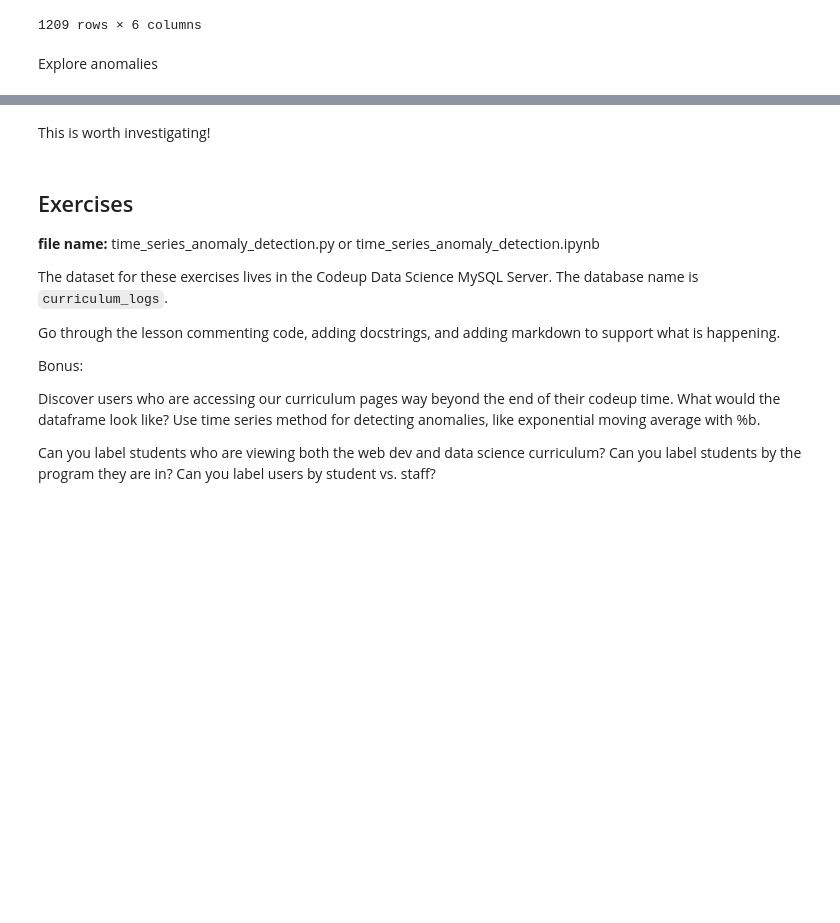
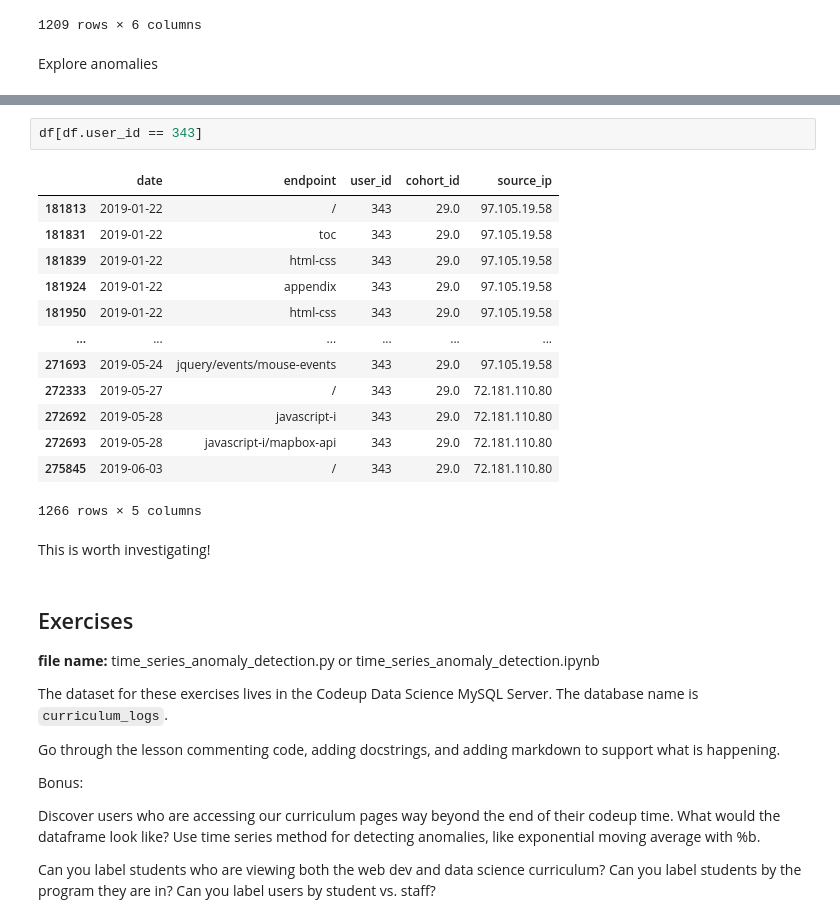
Before and after one commit to Tyler-Applegate/anomoly-detection-exercises, a Jupyter notebook: TS-anomaly-detector_lesson.ipynb, the cells around one changed output, grey strips where cells are left out. Drawn from its saved outputs; the diff is of its cells as text; blank space fills up the shorter version.

```diff
--- a/TS-anomaly-detector_lesson.ipynb
+++ b/TS-anomaly-detector_lesson.ipynb
@@ -323,3 +434,19 @@ Explore anomalies
+# %%
+df[df.user_id == 343]
+# %% [output]
+|  | date | endpoint | user_id | cohort_id | source_ip |
+| 181813 | 2019-01-22 | / | 343 | 29.0 | 97.105.19.58 |
+| 181831 | 2019-01-22 | toc | 343 | 29.0 | 97.105.19.58 |
+| 181839 | 2019-01-22 | html-css | 343 | 29.0 | 97.105.19.58 |
+| 181924 | 2019-01-22 | appendix | 343 | 29.0 | 97.105.19.58 |
+| 181950 | 2019-01-22 | html-css | 343 | 29.0 | 97.105.19.58 |
+| ... | ... | ... | ... | ... | ... |
+| 271693 | 2019-05-24 | jquery/events/mouse-events | 343 | 29.0 | 97.105.19.58 |
+| 272333 | 2019-05-27 | / | 343 | 29.0 | 72.181.110.80 |
+| 272692 | 2019-05-28 | javascript-i | 343 | 29.0 | 72.181.110.80 |
+| 272693 | 2019-05-28 | javascript-i/mapbox-api | 343 | 29.0 | 72.181.110.80 |
+| 275845 | 2019-06-03 | / | 343 | 29.0 | 72.181.110.80 |
+1266 rows × 5 columns
 # %% [markdown]
 This is worth investigating!
 # %% [markdown]
```
Also changed, not shown: parts of 18 cells of this notebook, 3 other files.
